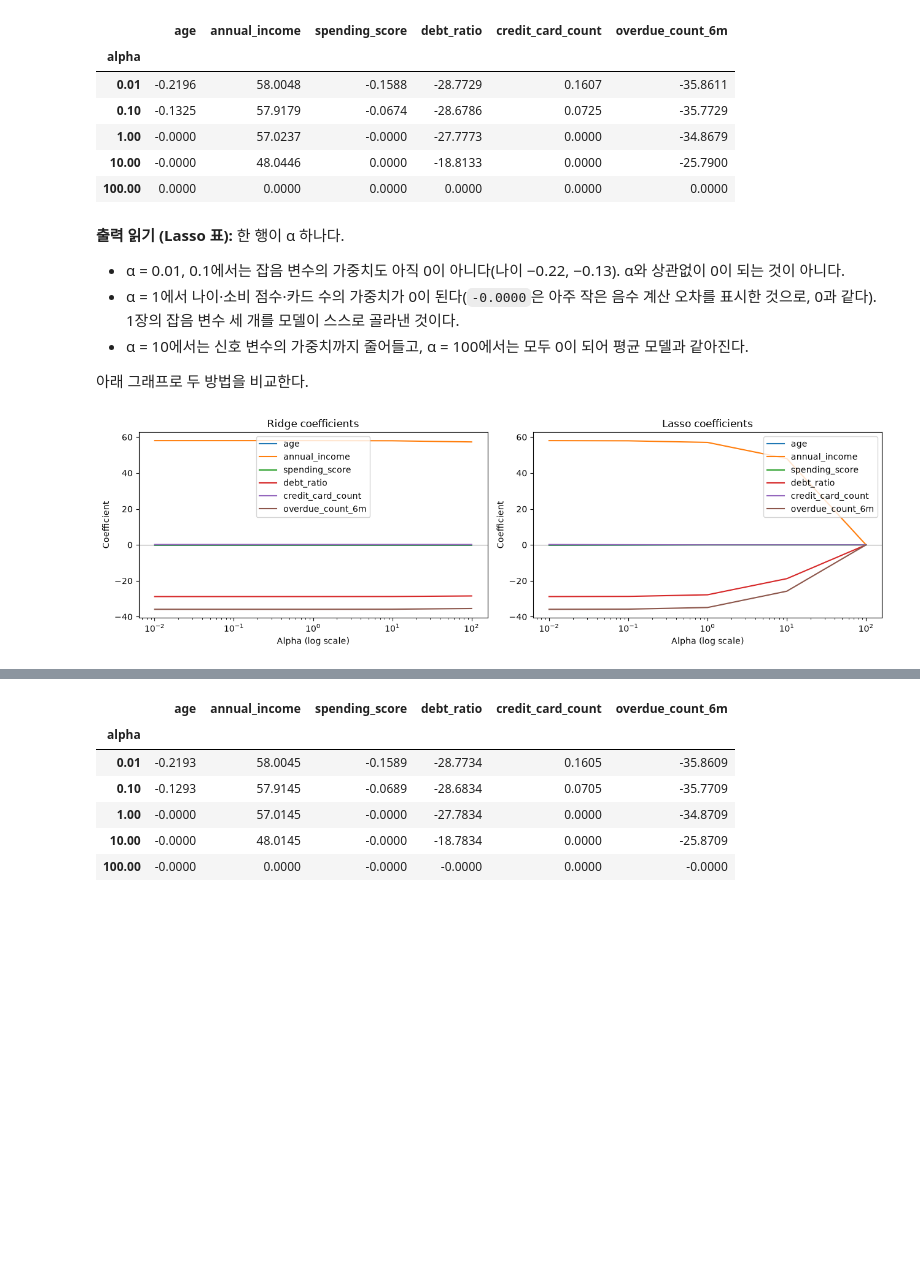
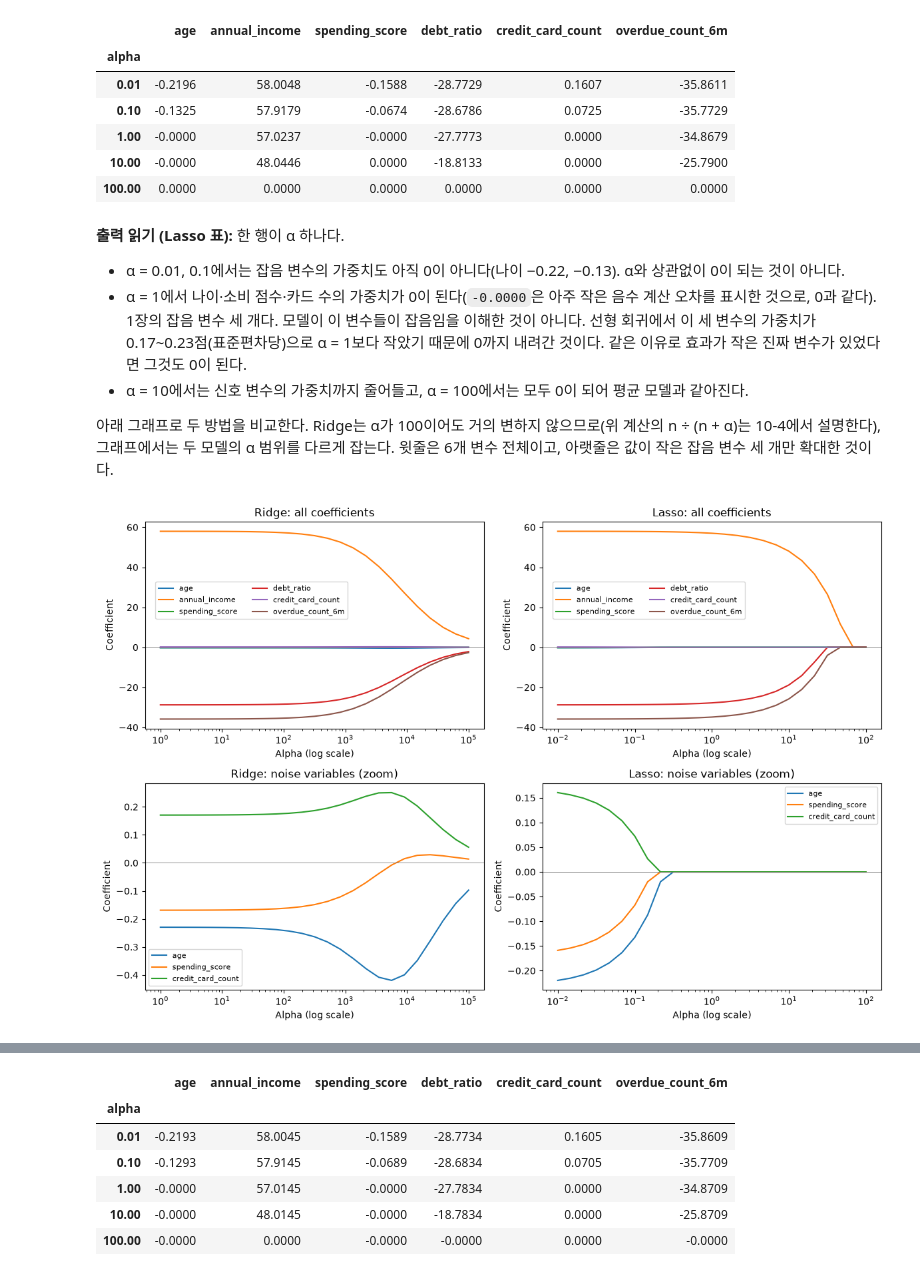
Before and after one commit to feelosophysics/codsaid, a Jupyter notebook: 02_Advanced/A5-1/notebooks/learning_walkthrough.ipynb, the cells around one changed output, grey strips where cells are left out. Drawn from its saved outputs; the diff is of its cells as text; code cells hidden in the pictures; blank space fills up the shorter version.

```diff
--- a/02_Advanced/A5-1/notebooks/learning_walkthrough.ipynb
+++ b/02_Advanced/A5-1/notebooks/learning_walkthrough.ipynb
@@ -1034,20 +1121,44 @@ display(lasso_coefficient_table)
 **출력 읽기 (Lasso 표):** 한 행이 α 하나다.
 
 - α = 0.01, 0.1에서는 잡음 변수의 가중치도 아직 0이 아니다(나이 −0.22, −0.13). α와 상관없이 0이 되는 것이 아니다.
-- α = 1에서 나이·소비 점수·카드 수의 가중치가 0이 된다(`-0.0000`은 아주 작은 음수 계산 오차를 표시한 것으로, 0과 같다). 1장의 잡음 변수 세 개를 모델이 스스로 골라낸 것이다.
+- α = 1에서 나이·소비 점수·카드 수의 가중치가 0이 된다(`-0.0000`은 아주 작은 음수 계산 오차를 표시한 것으로, 0과 같다). 1장의 잡음 변수 세 개다. 모델이 이 변수들이 잡음임을 이해한 것이 아니다. 선형 회귀에서 이 세 변수의 가중치가 0.17~0.23점(표준편차당)으로 α = 1보다 작았기 때문에 0까지 내려간 것이다. 같은 이유로 효과가 작은 진짜 변수가 있었다면 그것도 0이 된다.
 - α = 10에서는 신호 변수의 가중치까지 줄어들고, α = 100에서는 모두 0이 되어 평균 모델과 같아진다.
 
-아래 그래프로 두 방법을 비교한다.
+아래 그래프로 두 방법을 비교한다. Ridge는 α가 100이어도 거의 변하지 않으므로(위 계산의 n ÷ (n + α)는 10-4에서 설명한다), 그래프에서는 두 모델의 α 범위를 다르게 잡는다. 윗줄은 6개 변수 전체이고, 아랫줄은 값이 작은 잡음 변수 세 개만 확대한 것이다.
-# %%
-fig, axes = plt.subplots(1, 2, figsize=(13, 4))
-ridge_coefficient_table.plot(ax=axes[0], logx=True, title="Ridge coefficients")
-lasso_coefficient_table.plot(ax=axes[1], logx=True, title="Lasso coefficients")
-for axis in axes:
-    axis.set_xlabel("Alpha (log scale)")
-    axis.set_ylabel("Coefficient")
-    axis.axhline(0, color="gray", linewidth=0.7)
-plt.tight_layout()
-plt.show()
-# %% [output]
-[figure, removed]
+# %%
+ridge_path_alphas = np.logspace(0, 5, 25)    # Ridge는 알파가 수천은 되어야 눈에 띄게 줄어든다
+lasso_path_alphas = np.logspace(-2, 2, 25)
+
+def coefficient_path(model_class, alphas):
+    path_rows = []
+    for alpha in alphas:
+        path_pipeline = Pipeline([
+            ("preprocessing", clone(numeric_preprocessor)),
+            ("model", model_class(alpha=alpha, max_iter=50_000)),
+        ])
+        path_pipeline.fit(X_train, y_regression_train)
+        path_rows.append(path_pipeline.named_steps["model"].coef_)
+    return pd.DataFrame(path_rows, index=alphas, columns=feature_columns)
+
+ridge_path = coefficient_path(Ridge, ridge_path_alphas)
+lasso_path = coefficient_path(Lasso, lasso_path_alphas)
+noise_columns = ["age", "spending_score", "credit_card_count"]
+
+fig, axes = plt.subplots(2, 2, figsize=(12, 8))
+ridge_path.plot(ax=axes[0, 0], logx=True, title="Ridge: all coefficients")
+lasso_path.plot(ax=axes[0, 1], logx=True, title="Lasso: all coefficients")
+ridge_path[noise_columns].plot(ax=axes[1, 0], logx=True, title="Ridge: noise variables (zoom)")
+lasso_path[noise_columns].plot(ax=axes[1, 1], logx=True, title="Lasso: noise variables (zoom)")
+for axis in axes.ravel():
+    axis.set_xlabel("Alpha (log scale)")
+    axis.set_ylabel("Coefficient")
+    axis.axhline(0, color="gray", linewidth=0.7)
+for axis in axes[0]:
+    axis.legend(fontsize=8, ncol=2, loc="center left", bbox_to_anchor=(0.02, 0.62))
+for axis in axes[1]:
+    axis.legend(fontsize=8, loc="best")
+plt.tight_layout()
+plt.show()
+# %% [output]
+[figure, added]
 # %% [markdown]
```
Also changed, not shown: parts of 15 cells of this notebook, 1 other file.
